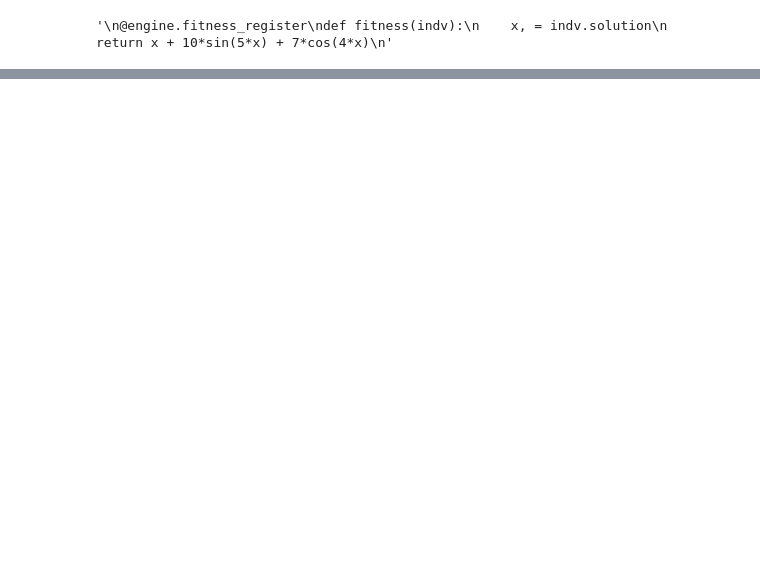
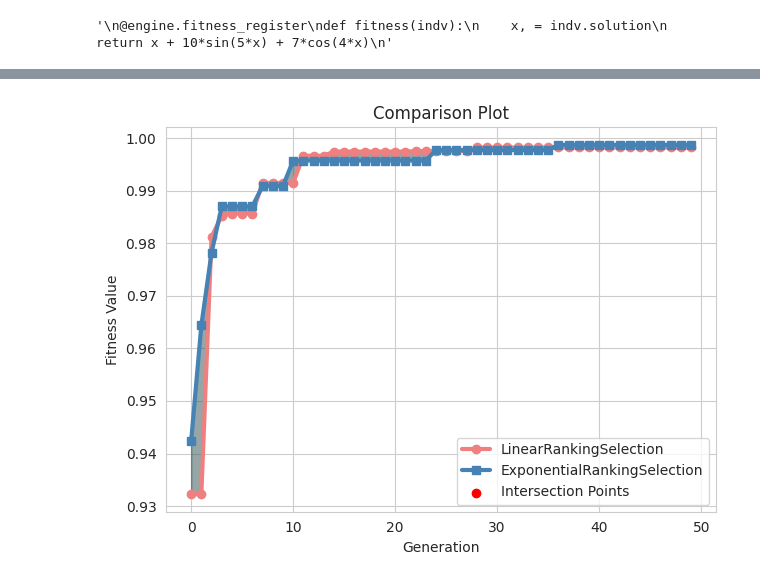
Before and after one commit to cr9294/2024-Data-insights, a Jupyter notebook: 2/2.new.new.ipynb, the cells around one changed output, grey strips where cells are left out. Cells and saved outputs as stored; diff of their text form; code cells hidden in the pictures; blank space fills up the shorter version.

```diff
--- a/2/2.new.new.ipynb
+++ b/2/2.new.new.ipynb
@@ -170,0 +171,78 @@ plt.show()
+# %%
+import ast
+import matplotlib.pyplot as plt
+import numpy as np
+
+def read_data_from_py(file_path):
+    with open(file_path, 'r') as file:
+        content = file.read()
+        module = ast.parse(content)
+
+        # Assuming the variable containing the data is named 'best_fit'
+        for node in module.body:
+            if isinstance(node, ast.Assign):
+                for target in node.targets:
+                    if isinstance(target, ast.Name) and target.id == 'best_fit':
+                        return eval(compile(ast.Expression(node.value), filename='', mode='eval'))
+
+    return None
+
+def find_intersection_points(x_values, y_values1, y_values2):
+    # Find indices where y_values1 and y_values2 are approximately equal
+    indices = np.where(np.isclose(y_values1, y_values2, rtol=1e-5))
+
+    # Get corresponding x and y values for the intersection points
+    intersection_x = [x_values[i] for i in indices[0]]
+    intersection_y = [y_values1[i] for i in indices[0]]
+
+    return intersection_x, intersection_y
+
+# Replace 'best_fit-1.py' and 'best_fit-2.py' with your actual file paths
+file1_data = read_data_from_py('best_fit-1.py')
+file2_data = read_data_from_py('best_fit-2.py')
+
+if file1_data and file2_data:
+    # Extract x and y values from the data
+    x_values_file1 = [item[0] for item in file1_data]
+    y_values_file1 = [item[2] for item in file1_data]
+
+    x_values_file2 = [item[0] for item in file2_data]
+    y_values_file2 = [item[2] for item in file2_data]
+
+    # Plotting the data with improved aesthetics
+    plt.plot(x_values_file1, y_values_file1, label='LinearRankingSelection', linestyle='-', linewidth=3, marker="o", color='lightcoral')
+    plt.plot(x_values_file2, y_values_file2, label='ExponentialRankingSelection', linestyle='-', linewidth=3, marker="s",color='steelblue')
+
+    # Adding shaded region between the two curves
+    plt.fill_between(x_values_file1,y_values_file1, y_values_file2, color='darkslategrey', alpha=0.5)
+
+    # Find and mark intersection points
+    intersection_x, intersection_y = find_intersection_points(x_values_file1, y_values_file1, y_values_file2)
+    plt.scatter(intersection_x, intersection_y, color='red', label='Intersection Points')
+    # Adjust rtol value if needed
+    indices = np.where(np.isclose(y_values_file1, y_values_file2, rtol=1e-30))
+
+    # Adding labels and title
+    plt.xlabel('Generation')
+    plt.ylabel('Fitness Value')
+    plt.title('Comparison Plot')
+
+    # Adding a legend
+    plt.legend()
+
+    # Adding grid lines
+    plt.grid(True)
+
+    # Display the plot with a better layout
+    plt.tight_layout()
+
+    # Annotating intersection points with coordinates
+    for x, y in zip(intersection_x, intersection_y):
+        plt.annotate(f'({x:.2f}, {y:.2f})', (x, y), textcoords="offset points", xytext=(0,10), ha='center', fontsize=8, color='red')
+
+    # Show the plot
+    plt.show()
+else:
+    print("Error reading data from files.")
+# %% [output]
+[figure, added]
```
Also changed, not shown: parts of 4 cells of this notebook, 11 other files.
